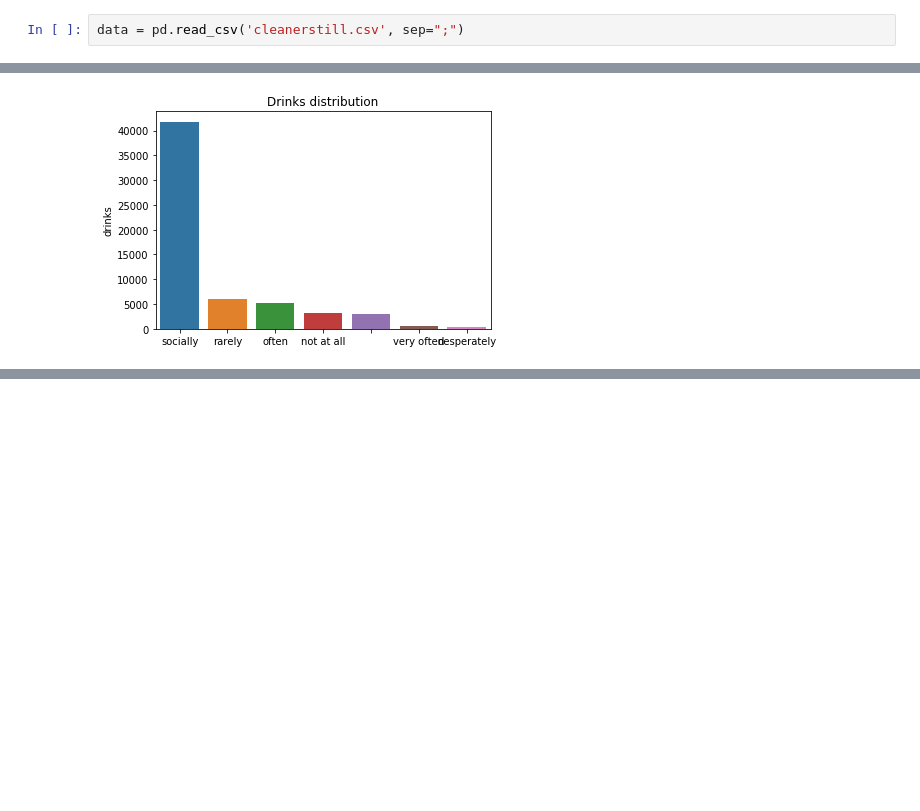
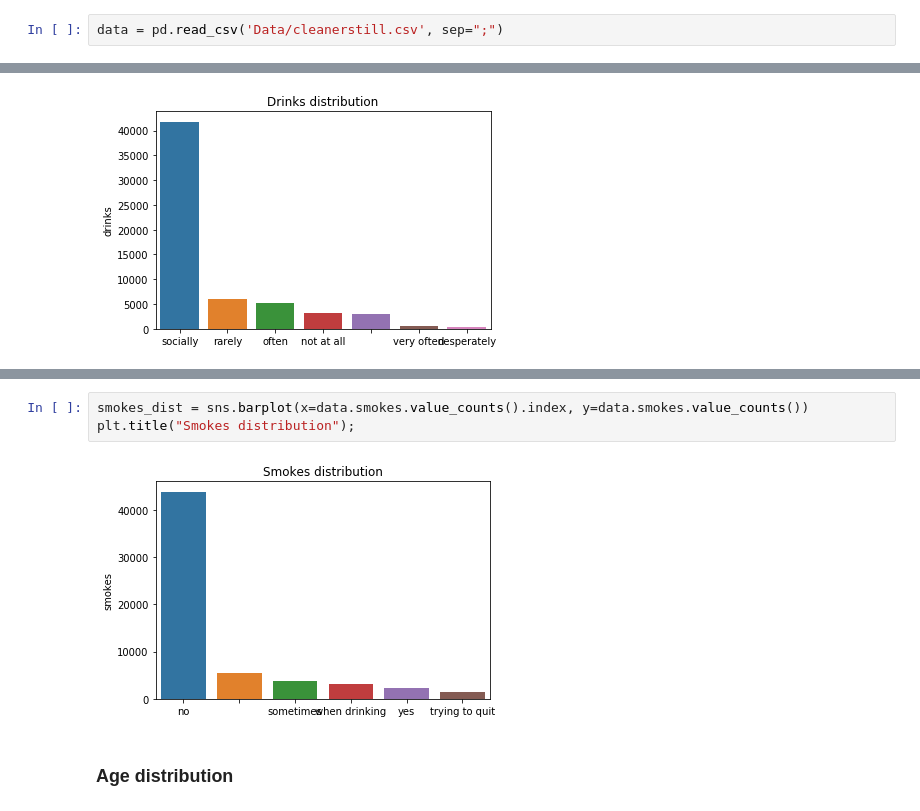
Before and after one commit to Ispanicus/OKCupid, a Jupyter notebook: Exploratory_analysis.ipynb, the cells around one changed output, grey strips where cells are left out. Cells and saved outputs as stored; diff of their text form; blank space fills up the shorter version.

```diff
--- a/Exploratory_analysis.ipynb
+++ b/Exploratory_analysis.ipynb
@@ -3,4 +3,4 @@ import pandas as pd
 import matplotlib.pyplot as plt
 import seaborn as sns
 # %%
-data = pd.read_csv('cleanerstill.csv', sep=";")
+data = pd.read_csv('Data/cleanerstill.csv', sep=";")
@@ -173,0 +218,7 @@ plt.title("Drinks distribution");
+# %%
+smokes_dist = sns.barplot(x=data.smokes.value_counts().index, y=data.smokes.value_counts())
+plt.title("Smokes distribution");
+# %% [output]
+[figure, added]
+# %% [markdown]
+### Age distribution
```
Also changed, not shown: parts of 13 cells of this notebook.
